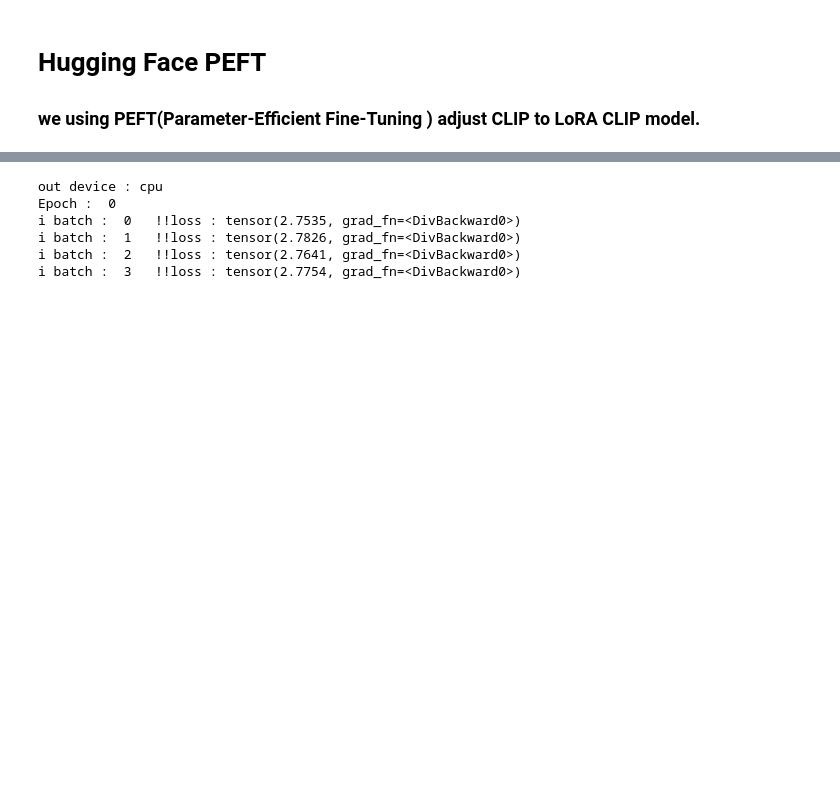
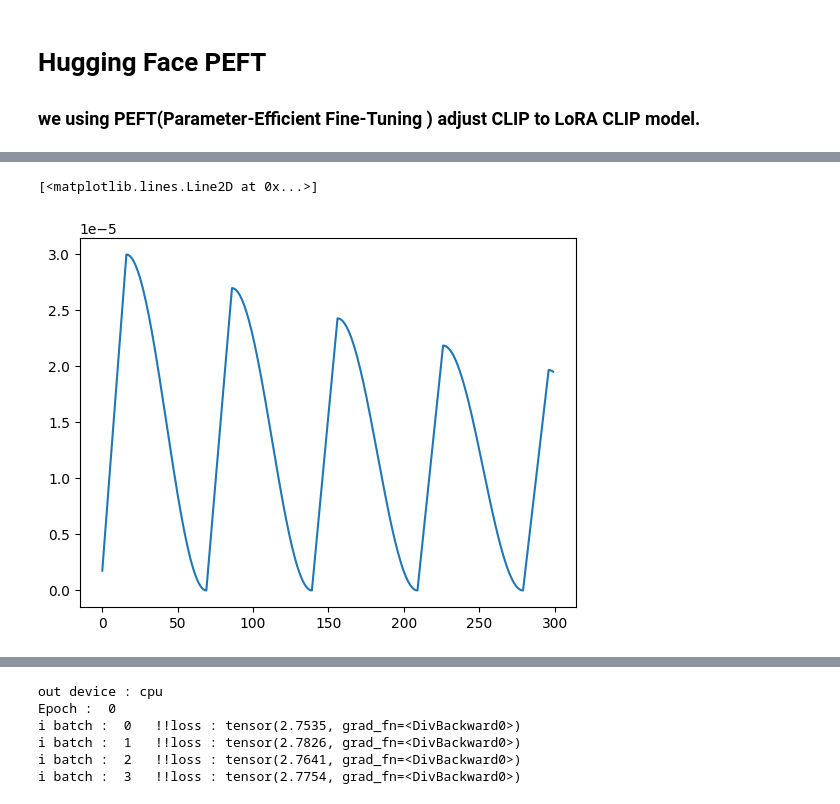
Before and after one commit to Blackeyes0u0/CLIP-PEFT, a Jupyter notebook: project_code/youtube/Loss_function/Dataset&LoRA.ipynb, the cells around one changed output, grey strips where cells are left out. Cells and saved outputs as stored; diff of their text form; code cells hidden in the pictures; blank space fills up the shorter version.

```diff
--- a/project_code/youtube/Loss_function/Dataset&LoRA.ipynb
+++ b/project_code/youtube/Loss_function/Dataset&LoRA.ipynb
@@ -482,0 +428,80 @@ trainable params: 246257664 || all params: 274651905 || trainable%: 89.66
+# %%
+import math
+from torch.optim.lr_scheduler import _LRScheduler
+
+import math
+from torch.optim.lr_scheduler import _LRScheduler
+
+class CosineAnnealingWarmUpRestarts(_LRScheduler):
+    def __init__(self, optimizer, T_0, T_mult=1, eta_max=0.1, T_up=0, gamma=1., last_epoch=-1):
+        if T_0 <= 0 or not isinstance(T_0, int):
+            raise ValueError("Expected positive integer T_0, but got {}".format(T_0))
+        if T_mult < 1 or not isinstance(T_mult, int):
+            raise ValueError("Expected integer T_mult >= 1, but got {}".format(T_mult))
+        if T_up < 0 or not isinstance(T_up, int):
+            raise ValueError("Expected positive integer T_up, but got {}".format(T_up))
+        self.T_0 = T_0
+        self.T_mult = T_mult
+        self.base_eta_max = eta_max
+        self.eta_max = eta_max
+        self.T_up = T_up
+        self.T_i = T_0
+        self.gamma = gamma
+        self.cycle = 0
+        self.T_cur = last_epoch
+        super(CosineAnnealingWarmUpRestarts, self).__init__(optimizer, last_epoch)
+
+    def get_lr(self):
+        if self.T_cur == -1:
+            return self.base_lrs
+        elif self.T_cur < self.T_up:
+            return [(self.eta_max - base_lr)*self.T_cur / self.T_up + base_lr for base_lr in self.base_lrs]
+        else:
+            return [base_lr + (self.eta_max - base_lr) * (1 + math.cos(math.pi * (self.T_cur-self.T_up) / (self.T_i - self.T_up))) / 2
+                    for base_lr in self.base_lrs]
+
+    def step(self, epoch=None):
+        if epoch is None:
+            epoch = self.last_epoch + 1
+            self.T_cur = self.T_cur + 1
+            if self.T_cur >= self.T_i:
+                self.cycle += 1
+                self.T_cur = self.T_cur - self.T_i
+                self.T_i = (self.T_i - self.T_up) * self.T_mult + self.T_up
+        else:
+            if epoch >= self.T_0:
+                if self.T_mult == 1:
+                    self.T_cur = epoch % self.T_0
+                    self.cycle = epoch // self.T_0
+                else:
+                    n = int(math.log((epoch / self.T_0 * (self.T_mult - 1) + 1), self.T_mult))
+                    self.cycle = n
+                    self.T_cur = epoch - self.T_0 * (self.T_mult ** n - 1) / (self.T_mult - 1)
+                    self.T_i = self.T_0 * self.T_mult ** (n)
+            else:
+                self.T_i = self.T_0
+                self.T_cur = epoch
+
+        self.eta_max = self.base_eta_max * (self.gamma**self.cycle)
+        self.last_epoch = math.floor(epoch)
+        for param_group, lr in zip(self.optimizer.param_groups, self.get_lr()):
+            param_group['lr'] = lr
+
+model = nn.Linear(1,1)
+optimizer = torch.optim.Adam(model.parameters(), lr = 0)
+scheduler = CosineAnnealingWarmUpRestarts(optimizer, T_0=70, T_mult=1, eta_max=3e-5,  T_up=17, gamma=0.9)
+num_epochs = 20*15
+lr_values = []
+# Loop over epochs
+for epoch in range(num_epochs):
+    # Step the scheduler
+    scheduler.step()
+    # Get the current learning rate
+    lr = optimizer.param_groups[0]['lr']
+    # Append the learning rate to the list
+    lr_values.append(lr)
+plt.plot(lr_values)
+# plt.show(lr_values)
+# %% [output]
+[<matplotlib.lines.Line2D at 0x...>]
+[figure, added]
```
Also changed, not shown: parts of 13 cells of this notebook, 4 other files.
